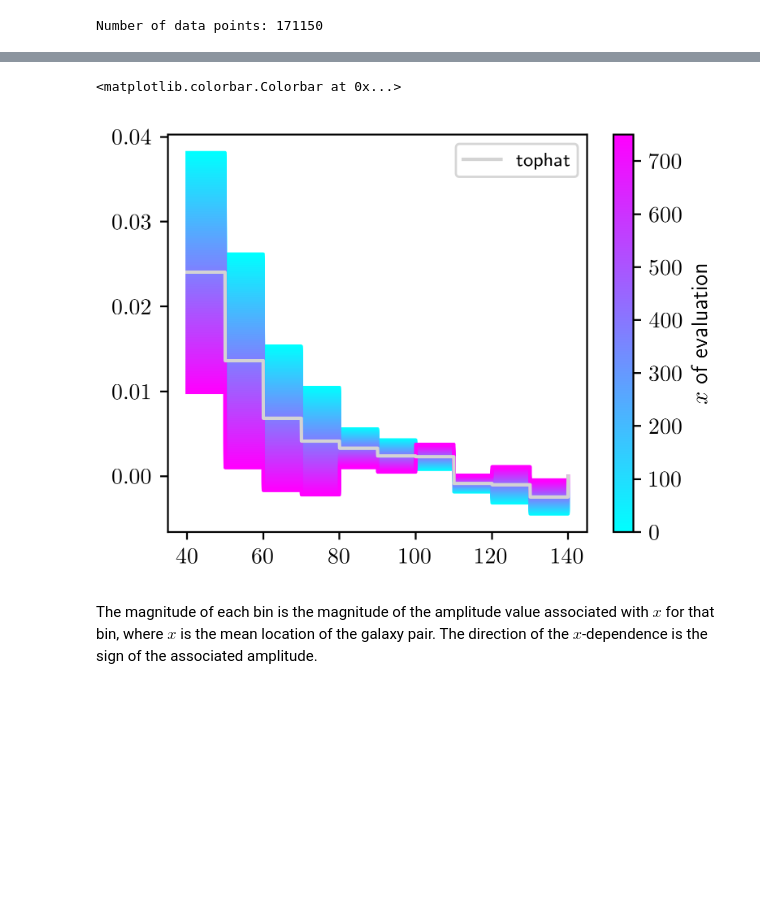
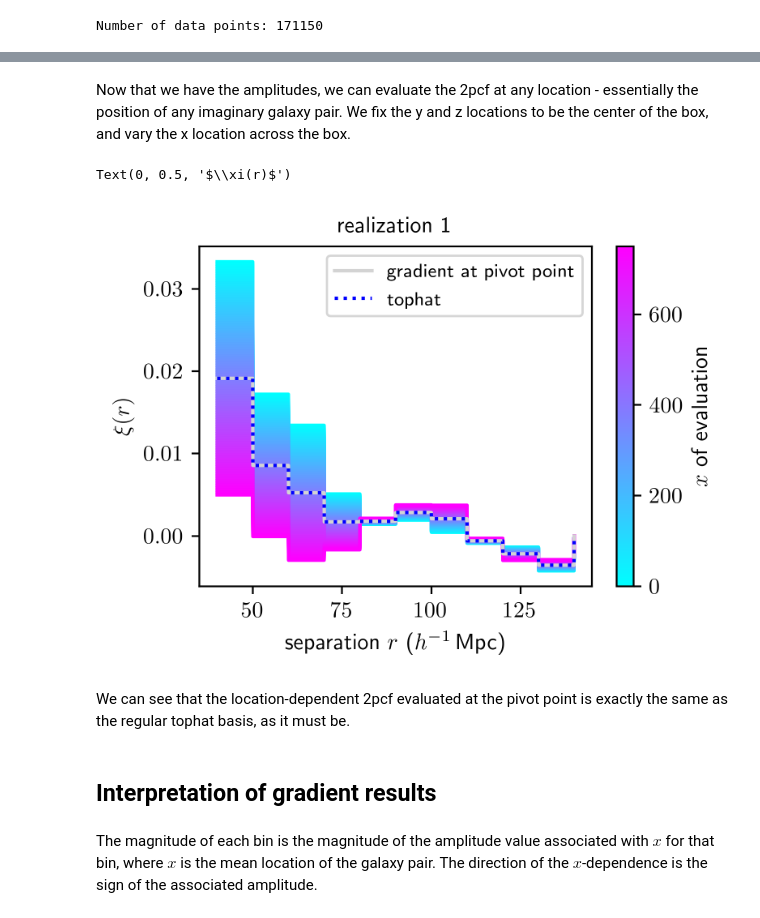
Before and after one commit to kstoreyf/continuous-estimator, a Jupyter notebook: code/gradient_2021-01-18.ipynb, the cells around one changed output, grey strips where cells are left out. Saved outputs shown, nothing was run; the diff lists cells and outputs as text; code cells hidden in the pictures; blank space fills up the shorter version.

```diff
--- a/code/gradient_2021-01-18.ipynb
+++ b/code/gradient_2021-01-18.ipynb
@@ -199,7 +142,0 @@ print(xi_375)
-# %%
-loc = 750.
-weights1 = np.array([1.0, loc, loc, loc])
-weights2 = np.array([1.0, loc, loc, loc])
-xi_750 = evaluate_xi(amps, r_fine, proj_type, rbins=r_edges, projfn=projfn,
-                 weights1=weights1, weights2=weights2, weight_type=weight_type)
-print(xi_750)
@@ -208,7 +142,0 @@ print(xi_750)
-# %%
-loc = 0.
-weights1 = np.array([1.0, loc, loc, loc])
-weights2 = np.array([1.0, loc, loc, loc])
-xi_0 = evaluate_xi(amps, r_fine, proj_type, rbins=r_edges, projfn=projfn,
-                 weights1=weights1, weights2=weights2, weight_type=weight_type)
-print(xi_0)
@@ -218,7 +142,0 @@ print(xi_0)
-# %%
-loc = 500.
-weights1 = np.array([1.0, loc, loc, loc])
-weights2 = np.array([1.0, loc, loc, loc])
-xi_500 = evaluate_xi(amps, r_fine, proj_type, rbins=r_edges, projfn=projfn,
-                 weights1=weights1, weights2=weights2, weight_type=weight_type)
-print(xi_500)
@@ -228,7 +142,0 @@ print(xi_500)
-# %%
-loc = 250.
-weights1 = np.array([1.0, loc, loc, loc])
-weights2 = np.array([1.0, loc, loc, loc])
-xi_250 = evaluate_xi(amps, r_fine, proj_type, rbins=r_edges, projfn=projfn,
-                 weights1=weights1, weights2=weights2, weight_type=weight_type)
-print(xi_250)
@@ -249,29 +143,44 @@ plt.legend()
+# %% [markdown]
+Now that we have the amplitudes, we can evaluate the 2pcf at any location - essentially the position of any imaginary galaxy pair. We fix the y and z locations to be the center of the box, and vary the x location across the box.
 # %%
 fig = plt.figure()
 ax = plt.gca()
 
 nlocs = 100
 loc_min = 0.0
 loc_max = 750.0
 locs = np.linspace(loc_min, loc_max, nlocs)
 locs_norm = matplotlib.colors.Normalize(vmin=loc_min, vmax=loc_max)
 cmap = matplotlib.cm.get_cmap('cool')
 
 for i, loc in enumerate(locs):
     weights1 = np.array([1.0, loc, 375.0, 375.0])
     weights2 = np.array([1.0, loc, 375.0, 375.0])
-    xi_loc = evaluate_xi(amps, r_fine, proj_type, rbins=r_edges, projfn=projfn,
+    xi_loc = evaluate_xi(amps_proj, r_fine, proj_type, rbins=r_edges, projfn=projfn,
                      weights1=weights1, weights2=weights2, weight_type=weight_type)
+    plt.plot(r_fine, xi_loc, color=cmap(locs_norm(loc)))
 
-    p = plt.plot(r_fine, xi_loc, color=cmap(locs_norm(loc)))
+weights1 = np.array([1.0, 375.0, 375.0, 375.0])
+weights2 = np.array([1.0, 375.0, 375.0, 375.0])
+xi_375 = evaluate_xi(amps_proj, r_fine, proj_type, rbins=r_edges, projfn=projfn,
+                 weights1=weights1, weights2=weights2, weight_type=weight_type)
+plt.plot(r_fine, xi_375, color='lightgrey', label='gradient at pivot point')
 
-plt.plot(r_fine, xi_top, label='tophat', ls='-', color='lightgrey')
+plt.plot(r_fine, xi_top, label='tophat', ls=':', color='blue')
 plt.legend(loc='upper right')
 sm = plt.cm.ScalarMappable(cmap=cmap, norm=locs_norm)
 plt.colorbar(sm, label=r'$x$ of evaluation')
+
+plt.title("realization 1")
+ax.set_xlabel(r'separation $r$ ($h^{-1}\,$Mpc)')
+ax.set_ylabel(r'$\xi(r)$')
 # %% [output]
-<matplotlib.colorbar.Colorbar at 0x...>
+Text(0, 0.5, '$\\xi(r)$')
-[figure, old version]
+[figure, new version]
+# %% [markdown]
+We can see that the location-dependent 2pcf evaluated at the pivot point is exactly the same as the regular tophat basis, as it must be.
+# %% [markdown]
+## Interpretation of gradient results
 # %% [markdown]
 The magnitude of each bin is the magnitude of the amplitude value associated with $x$ for that bin, where $x$ is the mean location of the galaxy pair. The direction of the $x$-dependence is the sign of the associated amplitude.
 # %% [markdown]
```
Also changed, not shown: parts of 74 cells of this notebook, 1 other file.
